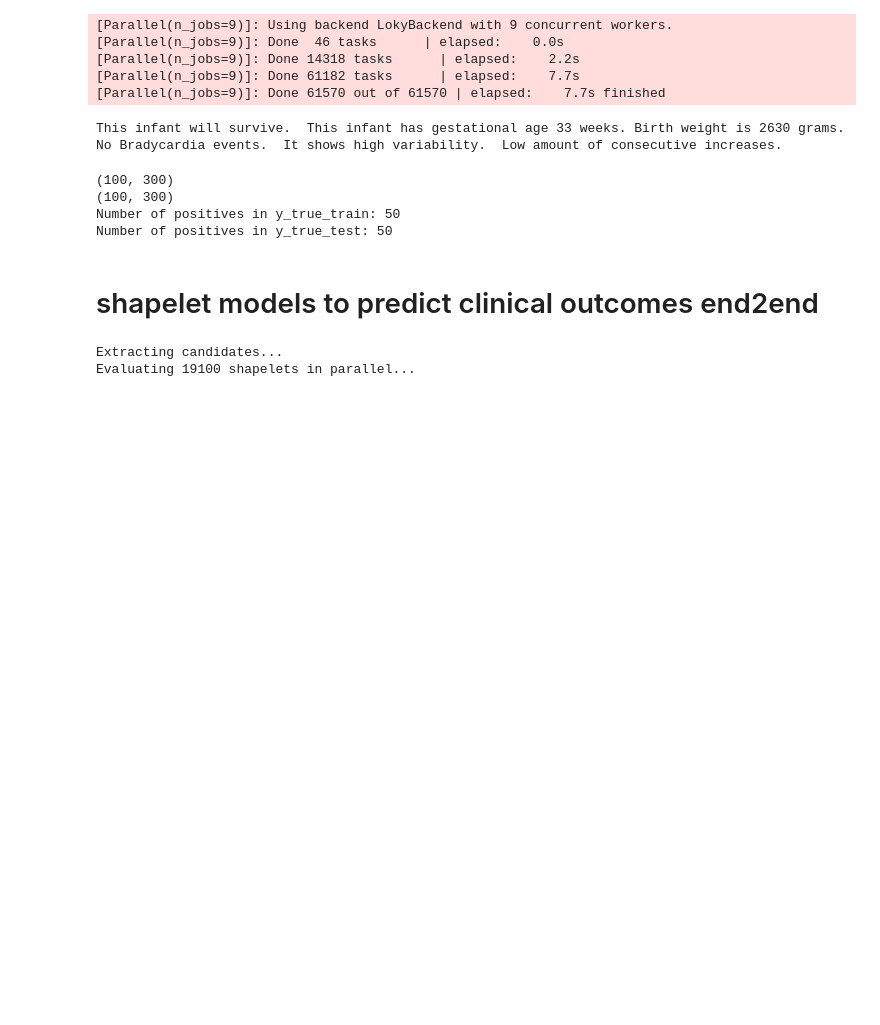
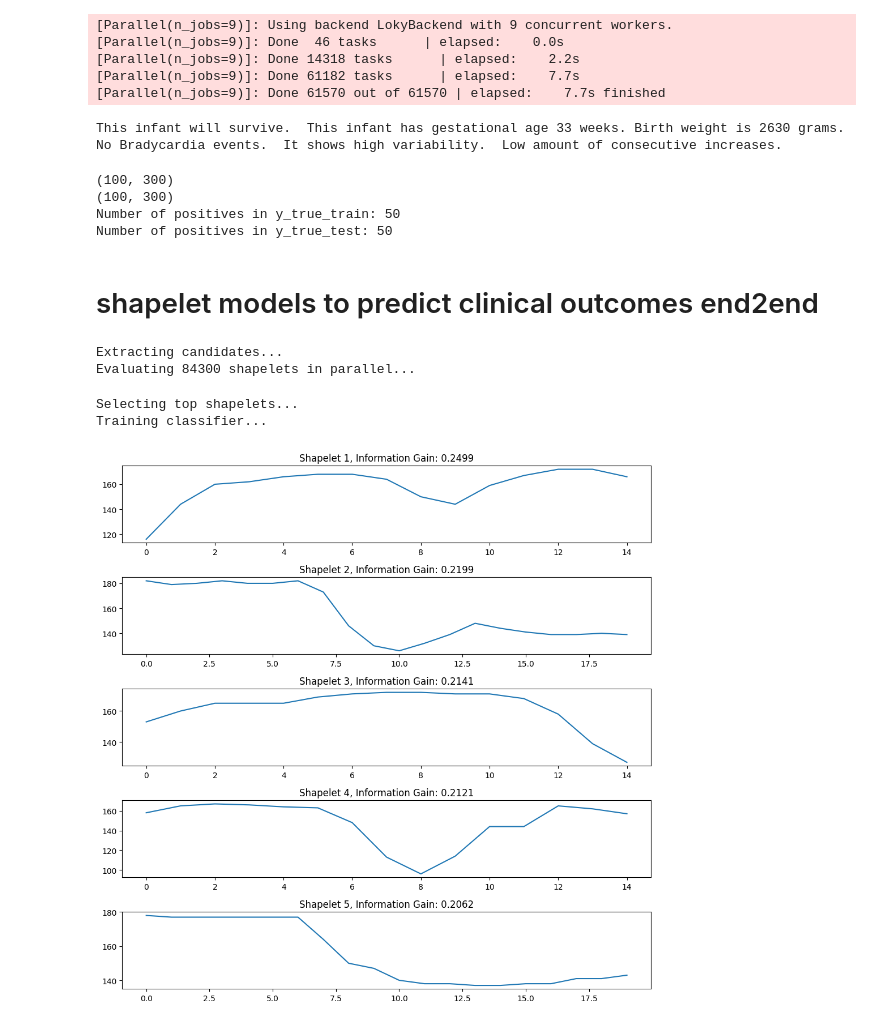
Before and after one commit to JiaxingQiu/llm_nicu_vitalsigns, a Jupyter notebook: script/CLIP/test_classifier_shapelet.ipynb, the cells around one changed output. Drawn from its saved outputs; the diff is of its cells as text; code cells hidden in the pictures; blank space fills up the shorter version.

```diff
--- a/script/CLIP/test_classifier_shapelet.ipynb
+++ b/script/CLIP/test_classifier_shapelet.ipynb
@@ -211,35 +212,40 @@ Number of positives in y_true_test: 50
 
 # plot_shapelets(shapelets)
 # %%
+# find number of jobs available
+n_jobs = os.cpu_count() - 4
 
 clf = FastShapeletClassifier(
-    min_length=110,    # 1 minute
-    max_length=115,   # 10 minutes
+    min_length=15,    # 1 minute
+    max_length=30,   # 2 minutes
     n_shapelets=5,
-    n_jobs=4#
+    n_jobs=n_jobs#
 )
 clf.fit(X_train, y_train)
 y_pred = clf.predict(X_test)
 
 
 # Get performance metrics
 accuracy = accuracy_score(y_test, y_pred)
 f1 = f1_score(y_test, y_pred)
 
 # Get learned shapelets
 shapelets = clf.get_shapelets()
 
 # Visualize shapelets
 
 def plot_shapelets(shapelets, title="Discovered Shapelets"):
     fig, axes = plt.subplots(len(shapelets), 1, figsize=(10, 2*len(shapelets)))
     for i, (shapelet, score) in enumerate(shapelets):
         axes[i].plot(shapelet)
         axes[i].set_title(f"Shapelet {i+1}, Information Gain: {score:.4f}")
     plt.tight_layout()
     plt.show()
 
 plot_shapelets(shapelets)
 # %% [output]
 Extracting candidates...
-Evaluating 19100 shapelets in parallel...
+Evaluating 84300 shapelets in parallel...
+Selecting top shapelets...
+Training classifier...
+[figure, added]
```
Also changed, not shown: parts of 1 cell of this notebook, 3 other files.
